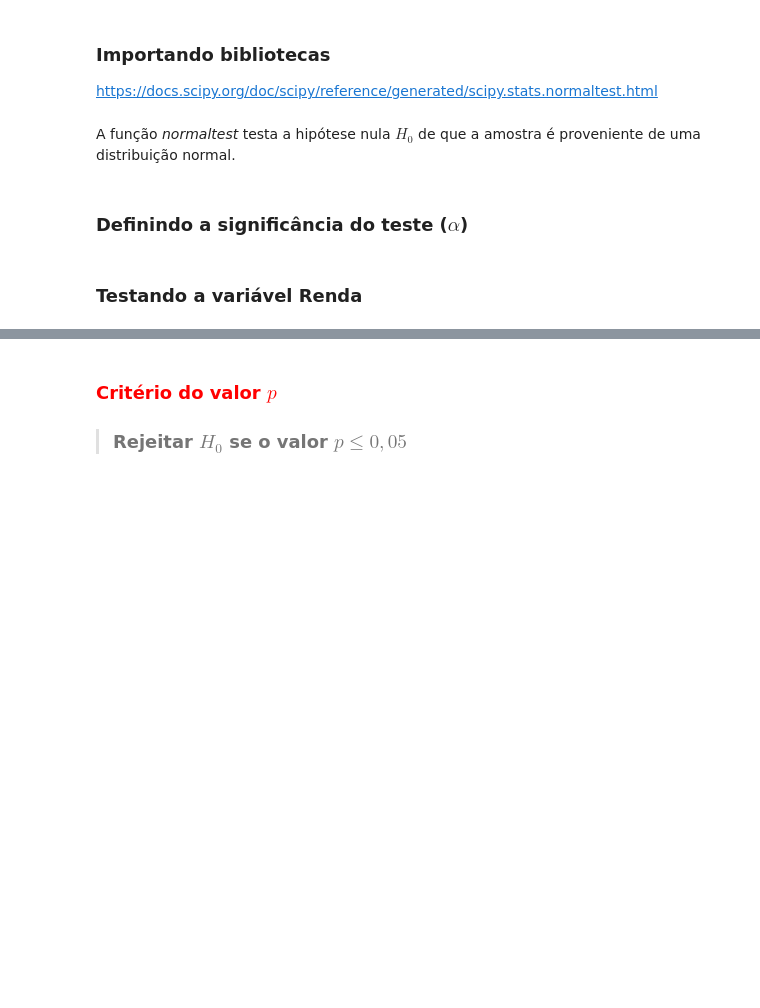
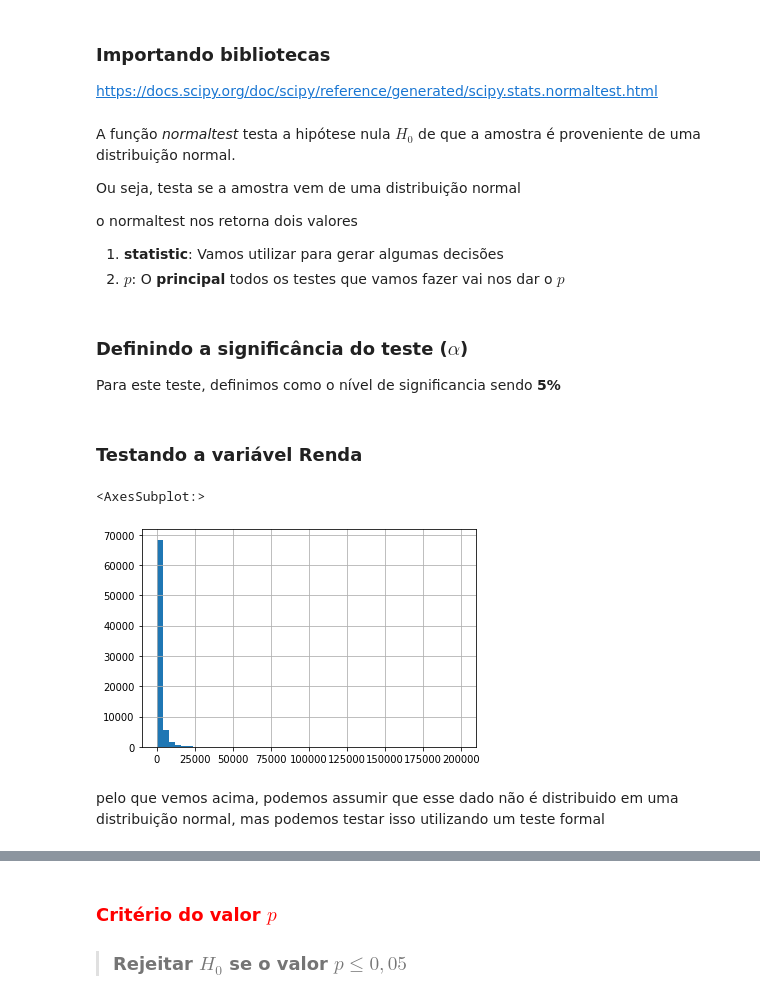
Before and after one commit to RichardRosenblat/alura-estatistica-com-python-parte-3, a Jupyter notebook: Curso_de_Estatística_Parte_3.ipynb, the cells around one changed output, grey strips where cells are left out. Saved outputs shown, nothing was run; the diff lists cells and outputs as text; code cells hidden in the pictures; blank space fills up the shorter version.

```diff
--- a/Curso_de_Estatística_Parte_3.ipynb
+++ b/Curso_de_Estatística_Parte_3.ipynb
@@ -151,4 +153,11 @@ https://docs.scipy.org/doc/scipy/reference/generated/scipy.stats.normaltest.html
 # %% [markdown]
 A função *normaltest* testa a hipótese nula $H_0$ de que a amostra é proveniente de uma distribuição normal.
+
+Ou seja, testa se a amostra vem de uma distribuição normal
+
+o normaltest nos retorna dois valores
+1. **statistic**: Vamos utilizar para gerar algumas decisões
+2. **$p$**: O **principal** todos os testes que vamos fazer vai nos dar o $p$
 # %% [markdown]
 ### Definindo a significância do teste ($\alpha$)
+Para este teste, definimos como o nível de significancia sendo **5\%**
@@ -155,2 +166,9 @@ A função *normaltest* testa a hipótese nula $H_0$ de que a amostra é proveni
 # %% [markdown]
 ### Testando a variável Renda
+# %%
+dados['Renda'].hist(bins=50)
+# %% [output]
+<AxesSubplot:>
+[figure, added]
+# %% [markdown]
+pelo que vemos acima, podemos assumir que esse dado não é distribuido em uma distribuição normal, mas podemos testar isso utilizando um teste formal
```
Also changed, not shown: parts of 11 cells of this notebook.
